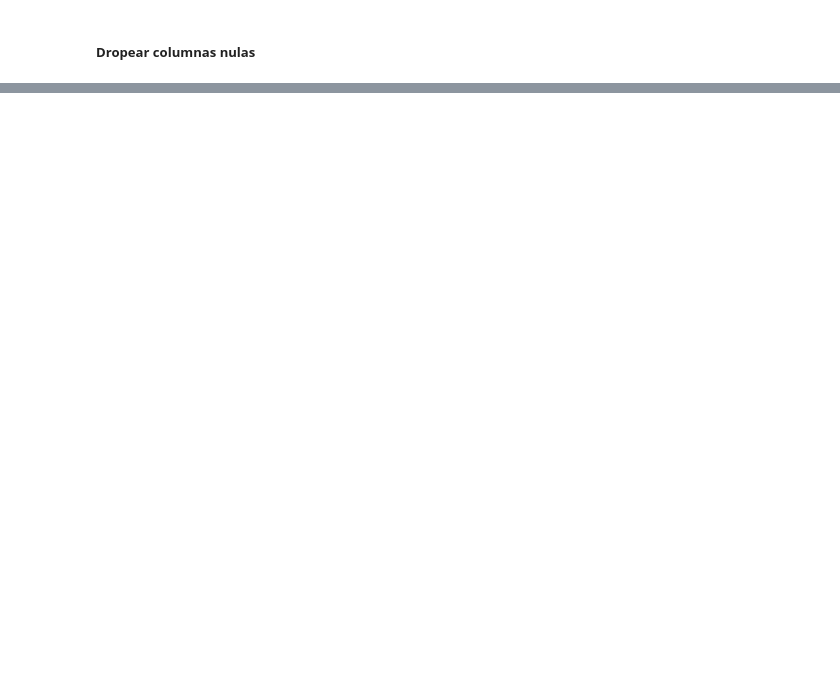
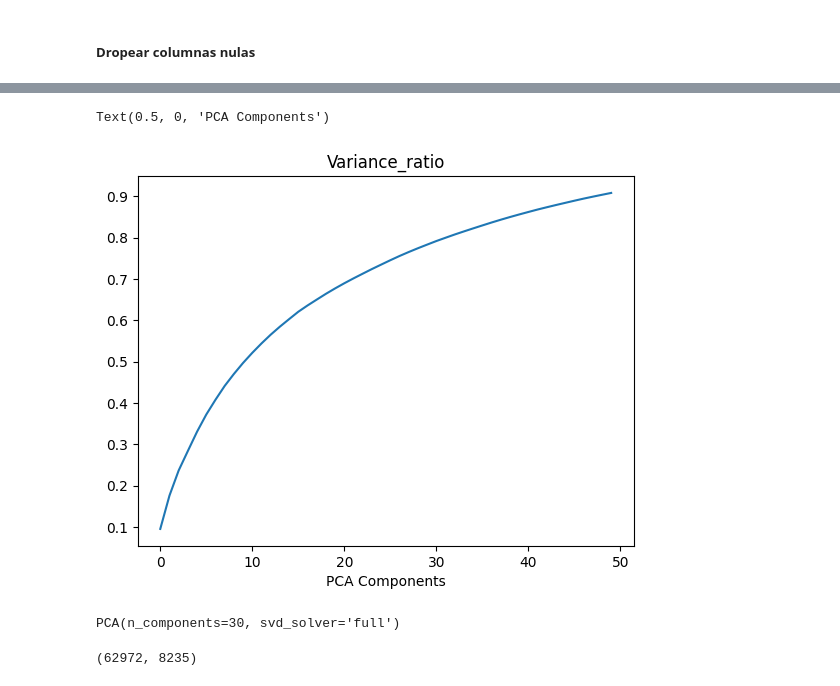
Before and after one commit to Verificado-Profesional/data-processing, a Jupyter notebook: data_analysis.ipynb, the cells around one changed output, grey strips where cells are left out. Cells and saved outputs as stored; diff of their text form; code cells hidden in the pictures; blank space fills up the shorter version.

Commit message:
Feat: modelo vectorización

```diff
--- a/data_analysis.ipynb
+++ b/data_analysis.ipynb
@@ -174,0 +218,3 @@ data_procesada
+# %%
+corpus = data_procesada['Texto_Limpio'].values
+corpus[0]
@@ -174,0 +223,5 @@ data_procesada
+# %%
+from nltk.tokenize import TweetTokenizer
+
+tknzr = TweetTokenizer()
+tknzr.tokenize(corpus[0])
@@ -174,0 +244,9 @@ data_procesada
+# %%
+corpus_tk = []
+for i in corpus:
+    corpus_tk.append(tknzr.tokenize(i))
+# %%
+from gensim.models import Word2Vec
+model = Word2Vec(corpus_tk, min_count=50, window=5, vector_size=100)
+X = model.wv.vectors
+X
@@ -174,0 +267,16 @@ data_procesada
+# %%
+from sklearn.decomposition import PCA
+
+pca = PCA(n_components=50, svd_solver='full')
+pca.fit(X)
+plt.plot((pca.explained_variance_ratio_).cumsum())
+plt.title('Variance_ratio')
+plt.xlabel('PCA Components')
+# %% [output]
+Text(0.5, 0, 'PCA Components')
+[figure, added]
+# %%
+pca = PCA(n_components=30, svd_solver='full')
+pca.fit(X)
+# %% [output]
+PCA(n_components=30, svd_solver='full')
@@ -174,0 +287,4 @@ data_procesada
+# %%
+TF_IDF.toarray().shape
+# %% [output]
+(62972, 8235)
```
Also changed, not shown: parts of 17 cells of this notebook.
